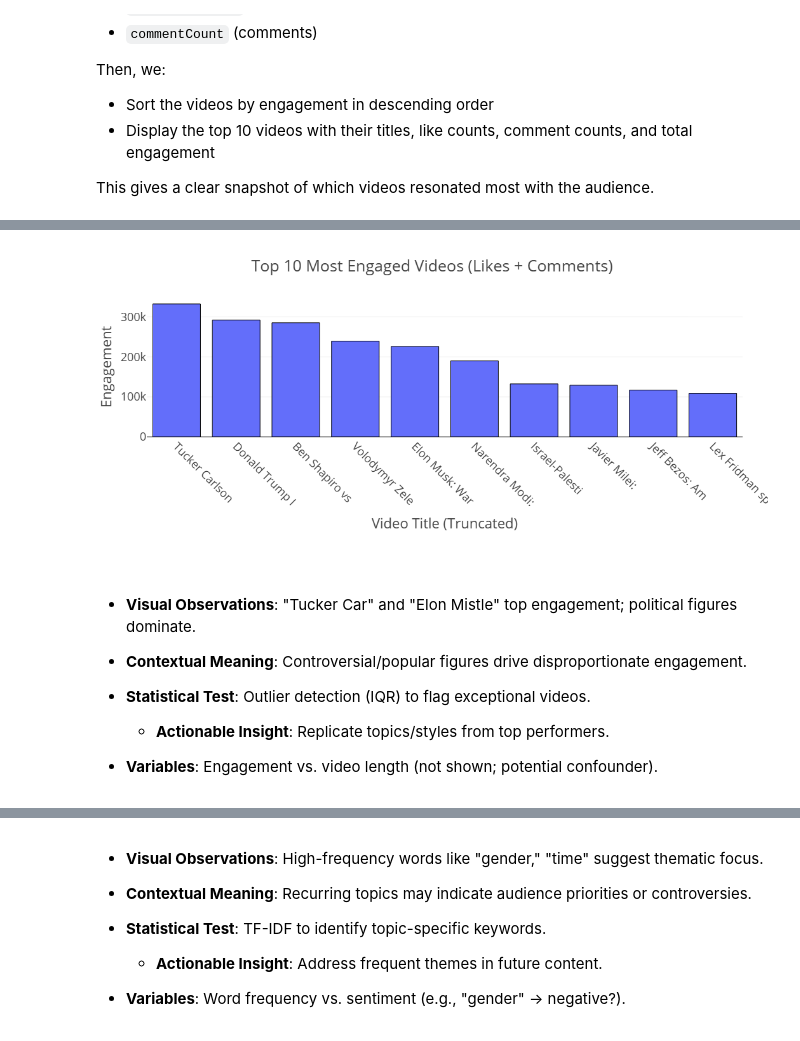
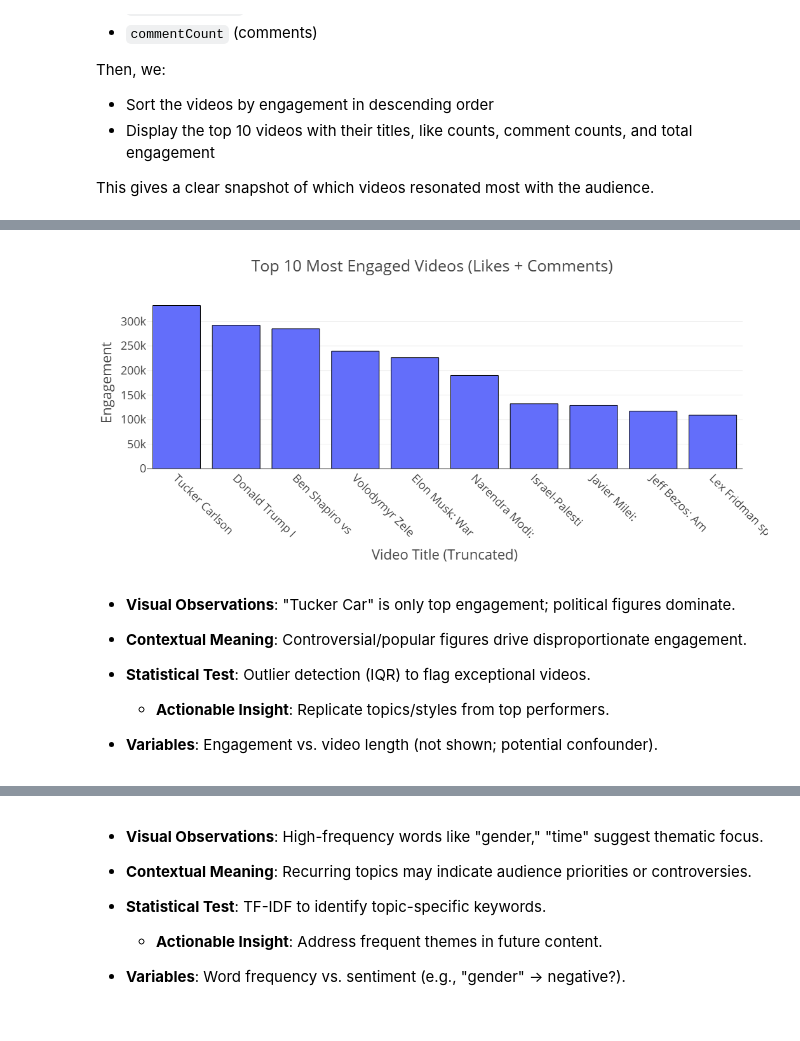
Before and after one commit to ashulahishimwe/youTube_Channel_project, a Jupyter notebook: Notebooks/Data_Analysis.ipynb, the cells around one changed output, grey strips where cells are left out. Drawn from its saved outputs; the diff is of its cells as text; code cells hidden in the pictures.

```diff
--- a/Notebooks/Data_Analysis.ipynb
+++ b/Notebooks/Data_Analysis.ipynb
@@ -669,11 +693,10 @@ Then, we:
 
 This gives a clear snapshot of which videos resonated most with the audience.
 # %%
-# Calculate engagement score
-merged_df['engagement'] = merged_df['videoLikeCount'] + merged_df['commentCount']
+merged_df['Engagement'] = merged_df['videoLikeCount'] + merged_df['commentCount']
 
-# Top 10 most engaged videos
-top_engaged = merged_df.sort_values(by='engagement', ascending=False).head(10)
+# Group by video and get max engagement
+top_engaged = merged_df.groupby(['videoId', 'title'], as_index=False)['Engagement'].max()
 
-# Display the top engaged videos with their titles and engagement
-print(top_engaged[['title', 'videoLikeCount', 'commentCount', 'engagement']])
+# Sort and select top 10
+top_engaged = top_engaged.sort_values(by='Engagement', ascending=False).head(10)
@@ -700,37 +705,38 @@ print(top_engaged[['title', 'videoLikeCount', 'commentCount', 'engagement']])
 top_engaged['short_title'] = top_engaged['title'].str.slice(0, 14)
 
 # Plot using the shortened title
 fig = px.bar(
     top_engaged,
     x='short_title',
     y='Engagement',
     title='Top 10 Most Engaged Videos (Likes + Comments)',
     color_discrete_sequence=["#636EFA"],
     height=500,
     width=1000
 )
 
 fig.update_traces(marker_line_color='black', marker_line_width=1)
 
 fig.update_layout(
     template='presentation',
     paper_bgcolor='rgba(0,0,0,0)',
     plot_bgcolor='rgba(0,0,0,0)',
     xaxis_title='Video Title (Truncated)',
     yaxis_title='Engagement',
-    margin=dict(t=80, r=40, b=200),
+    margin=dict(t=80, r=40, b=150),
     xaxis_tickangle=45
 )
 
 fig.show()
 
+
 fig.write_image(os.path.join(results_dir, 'top_10_engaged_videos.jpg'))
 fig.write_image(os.path.join(results_dir, 'top_10_engaged_videos.png'))
 fig.write_html(os.path.join(results_dir, 'top_10_engaged_videos.html'))
 # %% [output]
-[figure, old version]
+[figure, new version]
 # %% [markdown]
- - **Visual Observations**: "Tucker Car" and "Elon Mistle" top engagement; political figures dominate.
+ - **Visual Observations**: "Tucker Car" is only top engagement; political figures dominate.
 - **Contextual Meaning**: Controversial/popular figures drive disproportionate engagement.
 
 - **Statistical Test**: Outlier detection (IQR) to flag exceptional videos.
```
Also changed, not shown: parts of 11 cells of this notebook, 50 other files.
